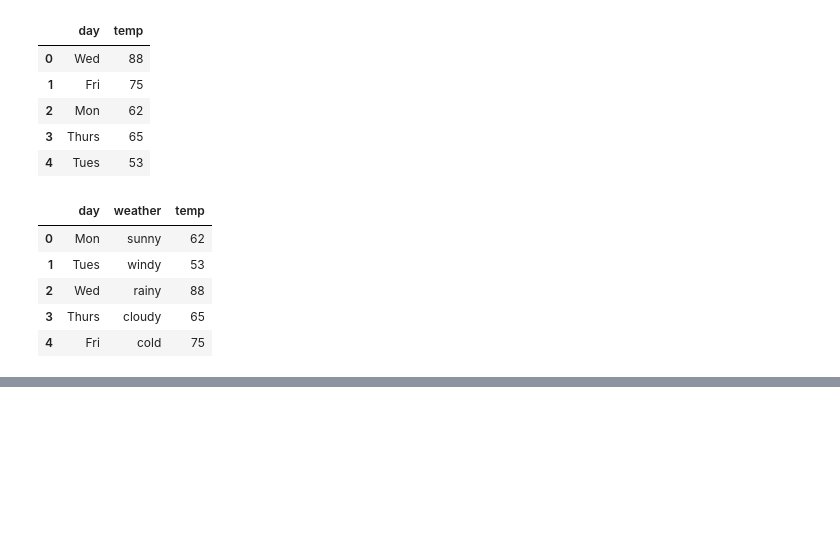
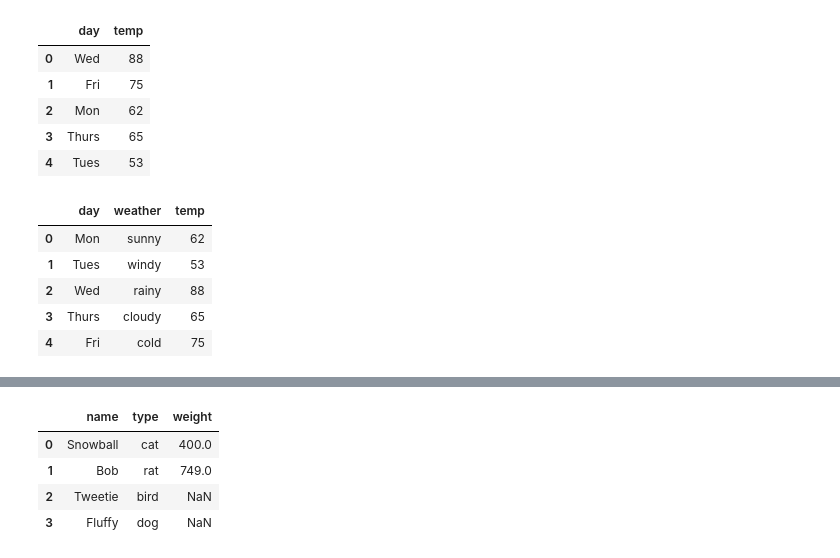
Before and after one commit to Vasanta2002/Sprint_1_git, a Jupyter notebook: sp1_M3.ipynb, the cells around one changed output, grey strips where cells are left out. Cells and saved outputs as stored; diff of their text form; code cells hidden in the pictures; blank space fills up the shorter version.

```diff
--- a/sp1_M3.ipynb
+++ b/sp1_M3.ipynb
@@ -189,0 +215,9 @@ display(df3)
+# %%
+df6 = pd.DataFrame({'name': ['Snowball', 'Bob', 'Tweetie', 'Fluffy'],
+                   'type': ['cat', 'rat', 'bird', 'dog']})
+
+df7 = pd.DataFrame({'name': ['Snowball', 'Bob'],
+                   'weight': [400, 749]})
+
+# Display before merging
+display(df6); display(df7)
@@ -189,0 +233,15 @@ display(df3)
+# %%
+# Merge in two different ways
+df8_outer = pd.merge(df6, df7, how='outer')
+df8_inner = pd.merge(df6, df7, how='inner')
+
+# Display after merging
+#display(df8_outer); display(df8_inner)
+#df8_inner
+df8_outer
+# %% [output]
+|  | name | type | weight |
+| 0 | Snowball | cat | 400.0 |
+| 1 | Bob | rat | 749.0 |
+| 2 | Tweetie | bird | NaN |
+| 3 | Fluffy | dog | NaN |
```
Also changed, not shown: parts of 3 cells of this notebook.
